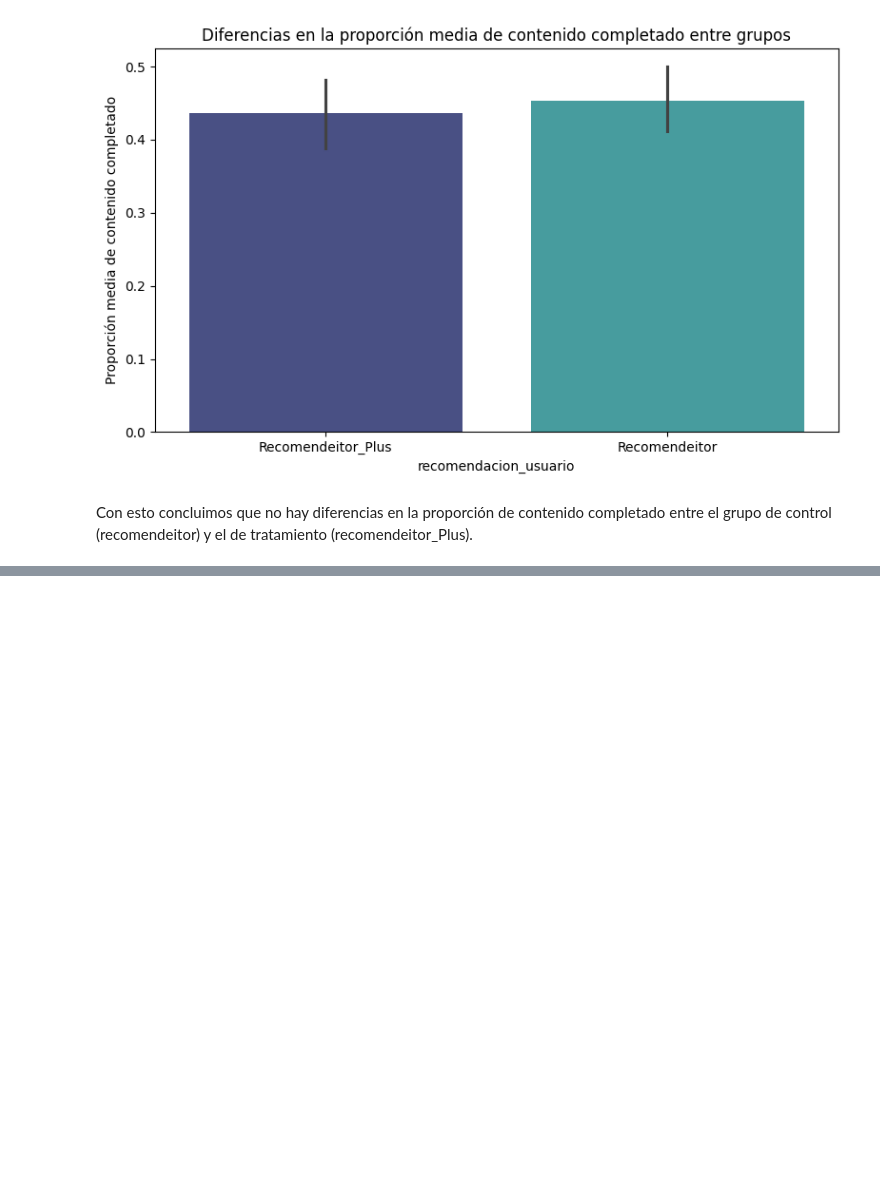
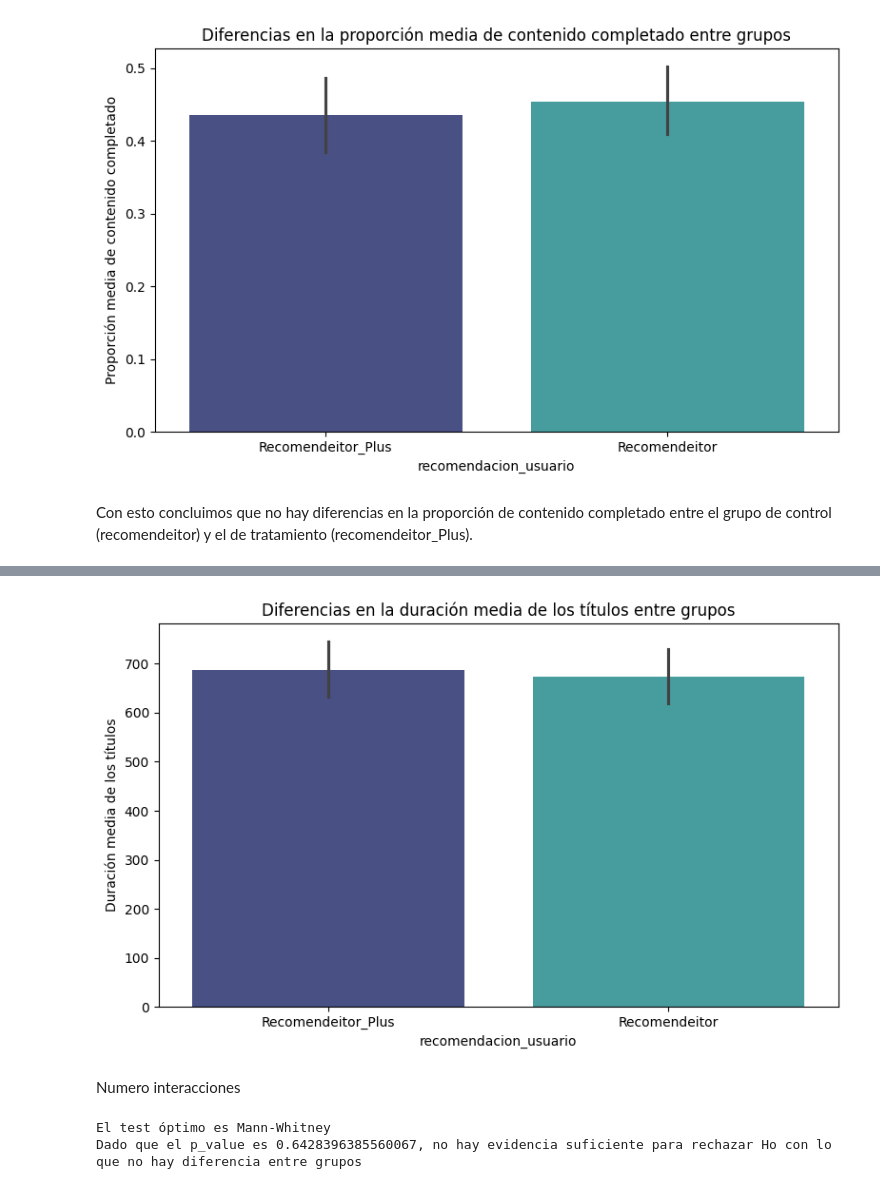
Before and after one commit to jgilsu11/Proyecto6-AB-Testing-Streaming, a Jupyter notebook: Notebooks/ABtesting.ipynb, the cells around one changed output, grey strips where cells are left out. Saved outputs shown, nothing was run; the diff lists cells and outputs as text; code cells hidden in the pictures; blank space fills up the shorter version.

```diff
--- a/Notebooks/ABtesting.ipynb
+++ b/Notebooks/ABtesting.ipynb
@@ -464,0 +468,12 @@ Con esto concluimos que no hay diferencias en la proporción de contenido comple
+# %%
+f.graph_diferencias_entre_grupos("recomendacion_usuario","duracion_contenido",df_usuarios,"mako","Diferencias en la duración media de los títulos entre grupos","Duración media de los títulos")
+# %% [output]
+[figure, added]
+# %% [markdown]
+Numero interacciones
+# %%
+lista=f.crear_df_grupo(df_usuarios,"recomendacion_usuario","numero_interaccion")
+f.elegir_test(lista)
+# %% [output]
+El test óptimo es Mann-Whitney
+Dado que el p_value es 0.6428396385560067, no hay evidencia suficiente para rechazar Ho con lo que no hay diferencia entre grupos
```
Also changed, not shown: parts of 22 cells of this notebook, 3 other files.
